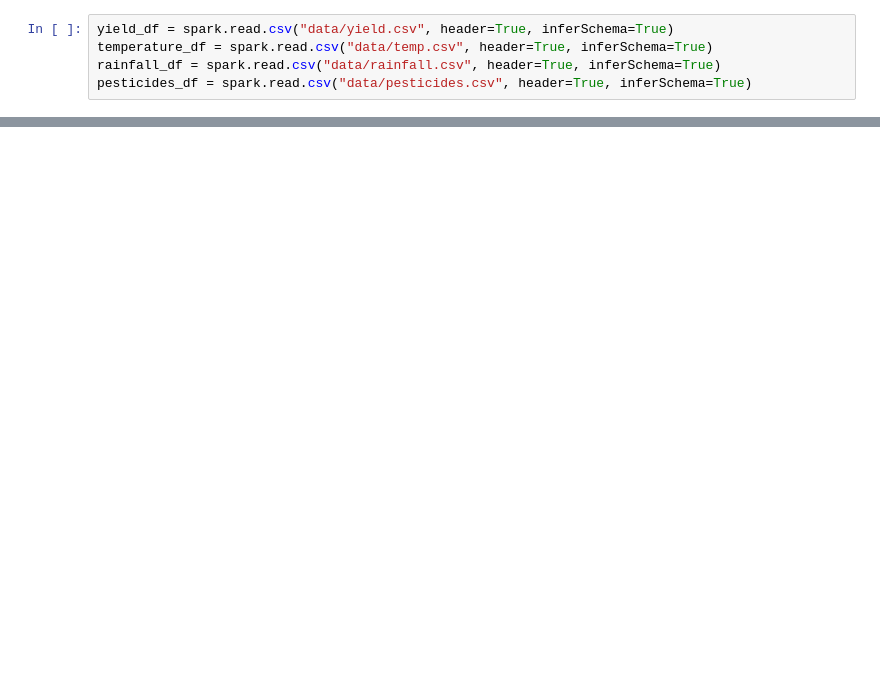
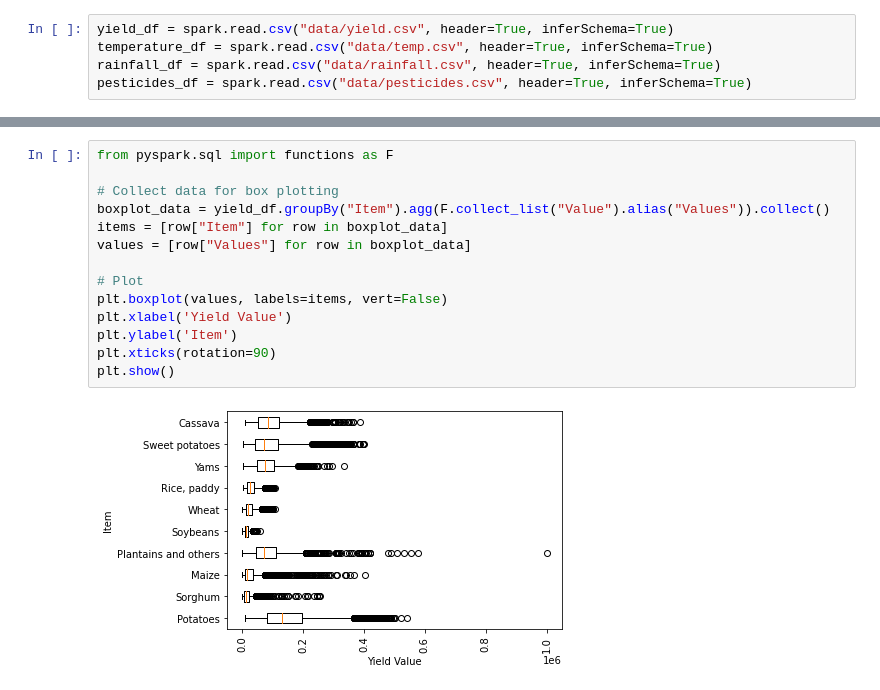
Before and after one commit to TuanyuZhou/Iteration4, a Jupyter notebook: Iteration4.ipynb, the cells around one changed output, grey strips where cells are left out. Cells and saved outputs as stored; diff of their text form; blank space fills up the shorter version.

```diff
--- a/Iteration4.ipynb
+++ b/Iteration4.ipynb
@@ -25,0 +43,16 @@ DataFrame[Domain Code: string, Domain: string, Area Code: int, Area: string, Ele
+# %%
+from pyspark.sql import functions as F
+
+# Collect data for box plotting
+boxplot_data = yield_df.groupBy("Item").agg(F.collect_list("Value").alias("Values")).collect()
+items = [row["Item"] for row in boxplot_data]
+values = [row["Values"] for row in boxplot_data]
+
+# Plot
+plt.boxplot(values, labels=items, vert=False)
+plt.xlabel('Yield Value')
+plt.ylabel('Item')
+plt.xticks(rotation=90)
+plt.show()
+# %% [output]
+[figure, added]
```
Also changed, not shown: parts of 19 cells of this notebook.
